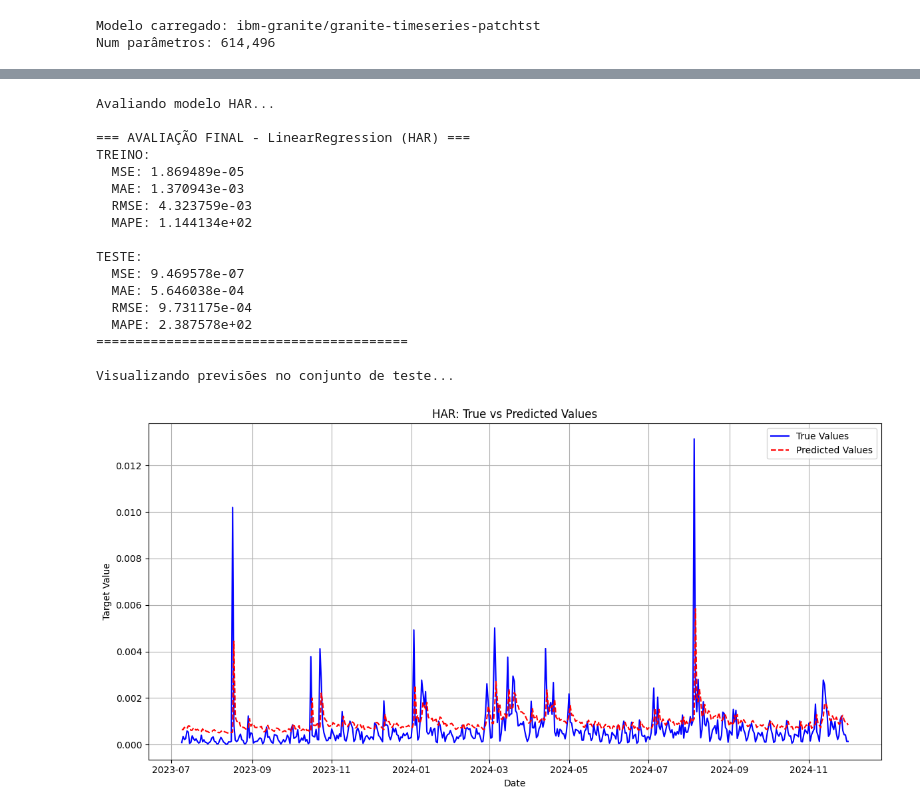
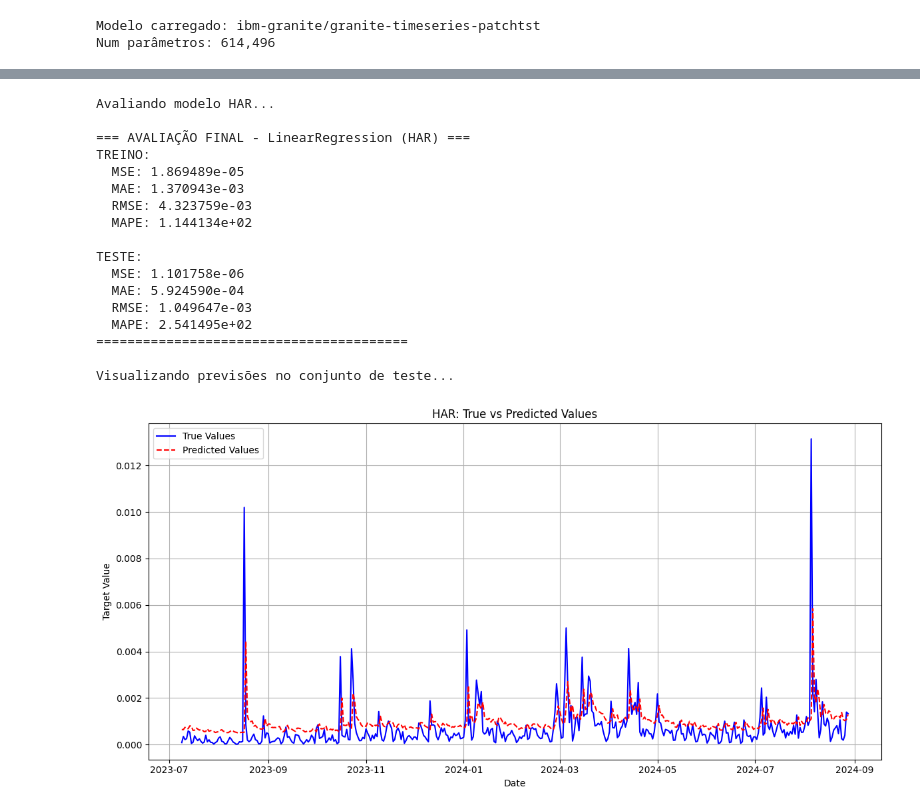
Before and after one commit to Pennini/iniciacao-cientifica, a Jupyter notebook: notebooks/5. Treinamento PatchTST.ipynb, the cells around one changed output, grey strips where cells are left out. Drawn from its saved outputs; the diff is of its cells as text; code cells hidden in the pictures.

```diff
--- a/notebooks/5. Treinamento PatchTST.ipynb
+++ b/notebooks/5. Treinamento PatchTST.ipynb
@@ -211,7 +213,7 @@ def evaluate_and_visualize(
     plt.tight_layout()
     plt.show()
 
-    return forecast_dates, metrics
+    return forecast_dates, metrics, preds_1step, labels_1step
 # %%
 # ==================== CARREGAR MODELO PRÉ-TREINADO ====================
 
@@ -373,7 +364,7 @@ trainer_scratch = Trainer(
 # trainer_scratch.train()
 # %%
 print("Avaliando modelo zero shot...")
-forecast_dates_zeroshot, results_zeroshot = evaluate_and_visualize(model, test_ds, tsp, test_df, model_name="Transformer Zero-Shot")
+forecast_dates_zeroshot, results_zeroshot, preds_zero, labels_zero = evaluate_and_visualize(model, test_ds, tsp, test_df, model_name="Transformer Zero-Shot")
 # %% [output]
 Avaliando modelo zero shot...
 [interactive output not drawn]
@@ -408,44 +399,48 @@ MAPE: 9.176788e+01
 # )
 # %%
 print("Avaliando modelo HAR...")
-test_df = test_df[test_df[TIMESTAMP_COLUMN].isin(forecast_dates_zeroshot)]
 
 features = ["Vol_lag_1", "Vol_week_mean", "Vol_month_mean"]
+
+# Use the same forecast dates produced by the transformer to align lengths
+forecast_ref = forecast_dates_zeroshot  # troque para forecast_dates_finetuned se comparar com o fine-tuned
 
 X_train = train_df[features].values
 y_train = train_df[TARGET_COLUMN].values
 
-X_test = test_df[features].values
-y_test = test_df[TARGET_COLUMN].values
-test_dates = test_df[TIMESTAMP_COLUMN].values
+# Filtra o conjunto de teste para as mesmas datas previstas pelo transformer
+har_test_df = test_df[test_df[TIMESTAMP_COLUMN].isin(forecast_ref)].copy()
+X_test = har_test_df[features].values
+y_test = har_test_df[TARGET_COLUMN].values
+test_dates = har_test_df[TIMESTAMP_COLUMN].values
 
 har = HarModel()
 har.train(X_train, y_train)
 
 y_pred_train = har.predict(X_train)
 y_pred_test  = har.predict(X_test)
 
 har.evaluate_and_visualize(
     y_train, y_pred_train,
     y_test, y_pred_test,
     test_dates=test_dates
 )
 # %% [output]
 Avaliando modelo HAR...
 
 === AVALIAÇÃO FINAL - LinearRegression (HAR) ===
 TREINO:
   MSE: 1.869489e-05
   MAE: 1.370943e-03
   RMSE: 4.323759e-03
   MAPE: 1.144134e+02
 
 TESTE:
-  MSE: 9.469578e-07
-  MAE: 5.646038e-04
-  RMSE: 9.731175e-04
-  MAPE: 2.387578e+02
+  MSE: 1.101758e-06
+  MAE: 5.924590e-04
+  RMSE: 1.049647e-03
+  MAPE: 2.541495e+02
 ========================================
 
 Visualizando previsões no conjunto de teste...
-[figure, old version]
+[figure, new version]
```
Also changed, not shown: parts of 9 cells of this notebook, 14 other files.
